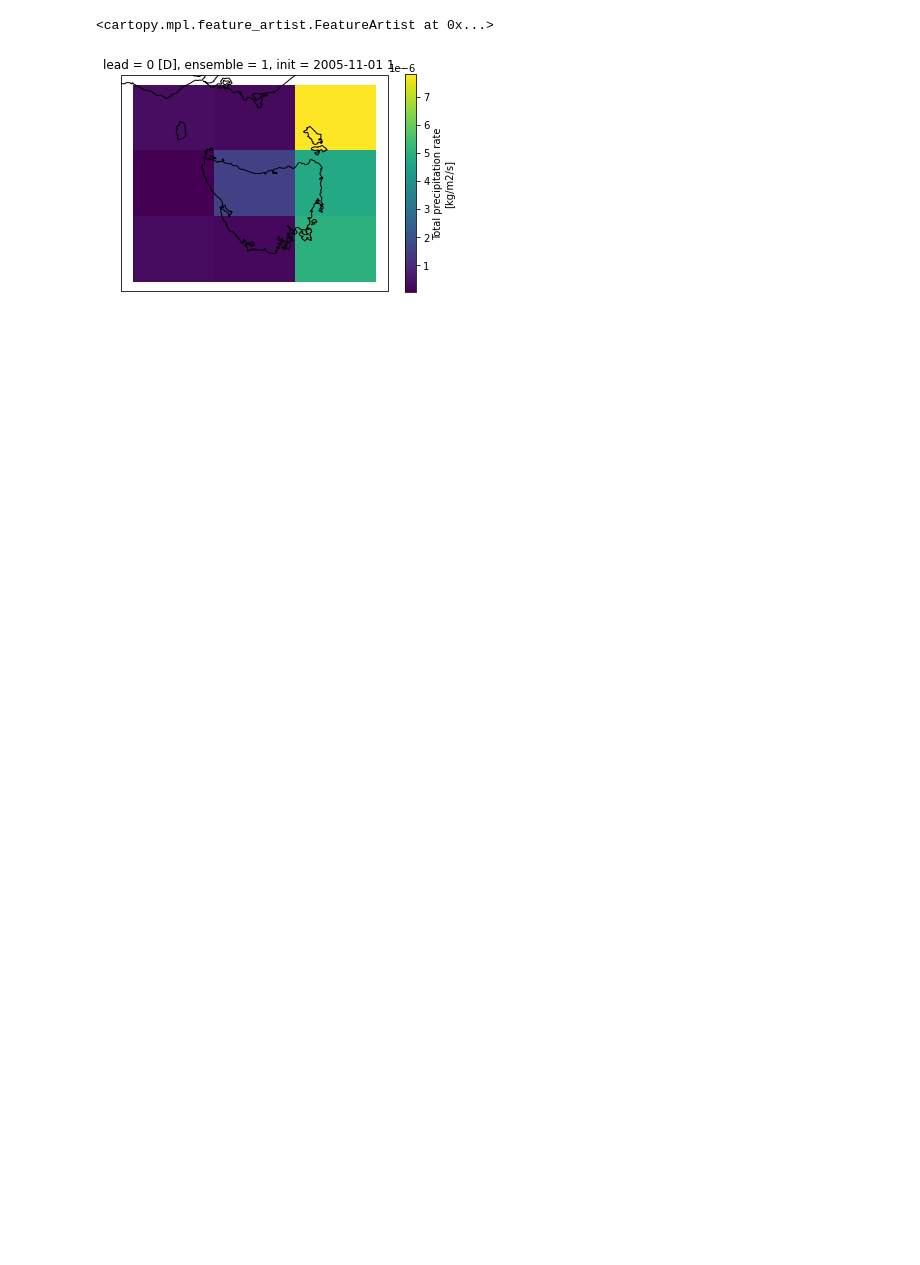
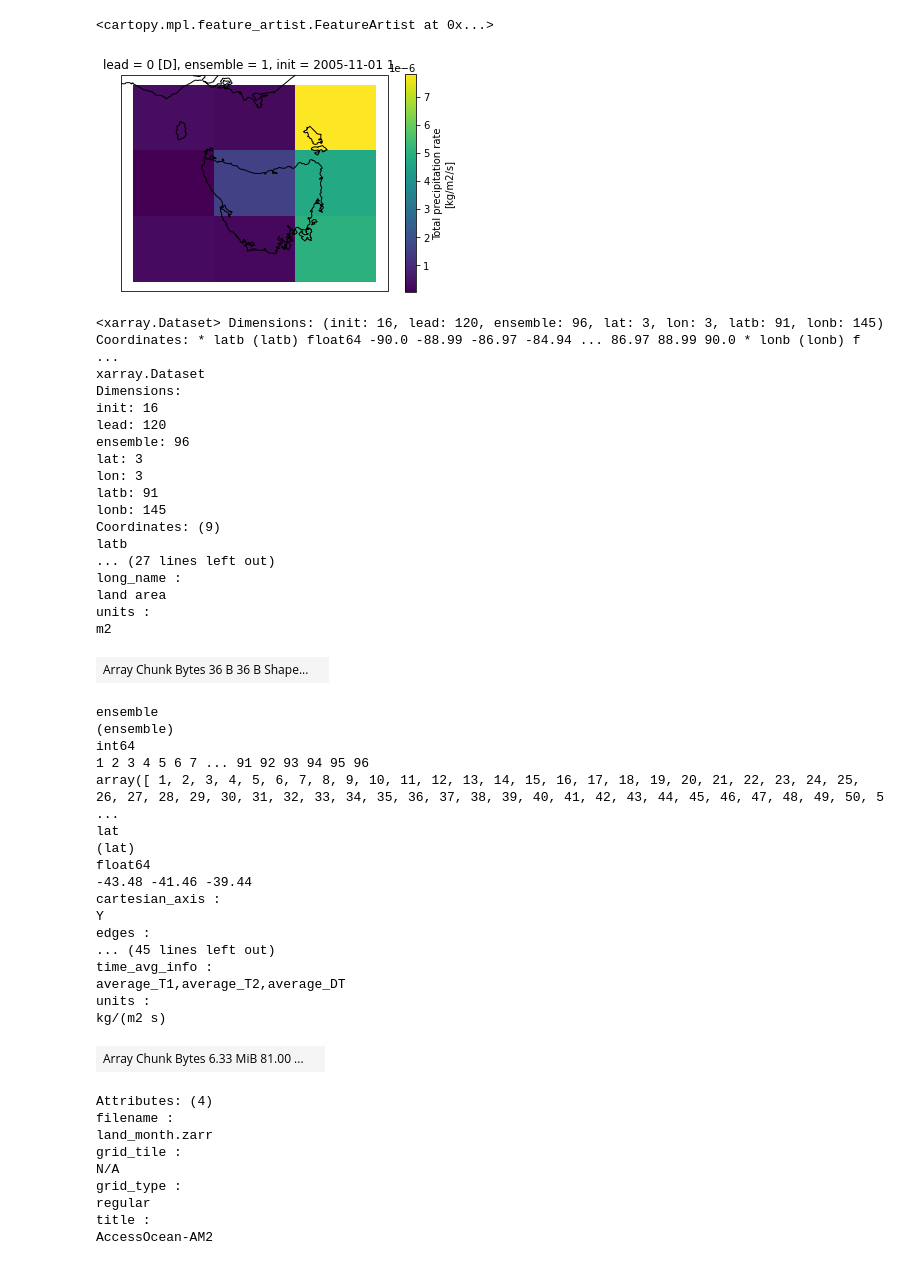
Before and after one commit to dougiesquire/hydro_tasmania, a Jupyter notebook: 2021/extract_vars.ipynb, the cells around one changed output. Saved outputs shown, nothing was run; the diff lists cells and outputs as text; code cells hidden in the pictures; blank space fills up the shorter version.

```diff
--- a/2021/extract_vars.ipynb
+++ b/2021/extract_vars.ipynb
@@ -76,7 +73,7 @@ def open_zarr_forecasts(
             {lead_dim: lead_time, init_dim: [init_date]}
         )
         dataset = dataset.assign_coords({time_dim: time_coord})
-        dataset[lead_dim].attrs["units"] = time_freq
+        dataset[lead_dim].attrs["units"] = "months" if time_freq is None else time_freq
         return dataset
 
     if convert_time_to_lead:
@@ -100,10 +97,12 @@ def truncate_latitudes(ds, dp=10, lat_dim="lat"):
     return ds
 
 
-realm = "atmos_hybrid_daily.zarr.zip"
-variables = ["t_surf", "precip", "latb", "lonb"]
-files = sorted(glob.glob(f"{data_dir}/c5-d60-pX-f6-????11??*/{realm}"))[-16:]
+variables = {"atmos_hybrid_daily": ["t_surf", "precip", "evap", "q_ref", "lwdn_sfc", "lwup_sfc", "swdn_sfc", "swup_sfc", "shflx", "latb", "lonb"],
+             "land_month": ["wroff", "latb", "lonb"]}
 
-data_global = open_zarr_forecasts(files, preprocess=truncate_latitudes)[variables].drop(
+data_global = []
+for r, v in variables.items():
+    files = sorted(glob.glob(f"{data_dir}/c5-d60-pX-f6-20??11??/{r}.zarr.zip"))[-16:]
+    data_global.append(open_zarr_forecasts(files, preprocess=truncate_latitudes)[v].drop(
     ["average_DT", "average_T1", "average_T2"]
-)
+))
@@ -210,7 +128,7 @@ def extract_lon_lat_box(ds, box, lon_dim="lon", lat_dim="lat"):
     )[0]
     return ds.isel({lon_dim: lon_inds, lat_dim: lat_inds})
 # %%
-data_Tas = extract_lon_lat_box(data_global, [142, 150, -45, -38]).isel(lead=slice(3652))
+data_Tas = [extract_lon_lat_box(d, [142, 150, -45, -38]) for d in data_global]
 # %%
 import matplotlib.pyplot as plt
 import cartopy.crs as ccrs
@@ -233,3 +152,51 @@ data_Tas.to_netcdf("daily_CAFEf6_hindcast_20051101-20201101_gn.nc")
 # %%
 cluster.close()
 client.close()
+# %%
+data_Tas[1]
+# %% [output]
+<xarray.Dataset> Dimensions: (init: 16, lead: 120, ensemble: 96, lat: 3, lon: 3, latb: 91, lonb: 145) Coordinates: * latb (latb) float64 -90.0 -88.99 -86.97 -84.94 ... 86.97 88.99 90.0 * lonb (lonb) f ...
+xarray.Dataset
+Dimensions:
+init: 16
+lead: 120
+ensemble: 96
+lat: 3
+lon: 3
+latb: 91
+lonb: 145
+Coordinates: (9)
+latb
+... (27 lines left out)
+long_name :
+land area
+units :
+m2
+| Array Chunk Bytes 36 B 36 B Shape... |  |
+ensemble
+(ensemble)
+int64
+1 2 3 4 5 6 7 ... 91 92 93 94 95 96
+array([ 1, 2, 3, 4, 5, 6, 7, 8, 9, 10, 11, 12, 13, 14, 15, 16, 17, 18, 19, 20, 21, 22, 23, 24, 25, 26, 27, 28, 29, 30, 31, 32, 33, 34, 35, 36, 37, 38, 39, 40, 41, 42, 43, 44, 45, 46, 47, 48, 49, 50, 5 ...
+lat
+(lat)
+float64
+-43.48 -41.46 -39.44
+cartesian_axis :
+Y
+edges :
+... (45 lines left out)
+time_avg_info :
+average_T1,average_T2,average_DT
+units :
+kg/(m2 s)
+| Array Chunk Bytes 6.33 MiB 81.00 ... |  |
+Attributes: (4)
+filename :
+land_month.zarr
+grid_tile :
+N/A
+grid_type :
+regular
+title :
+AccessOcean-AM2
```
Also changed, not shown: parts of 4 cells of this notebook.
